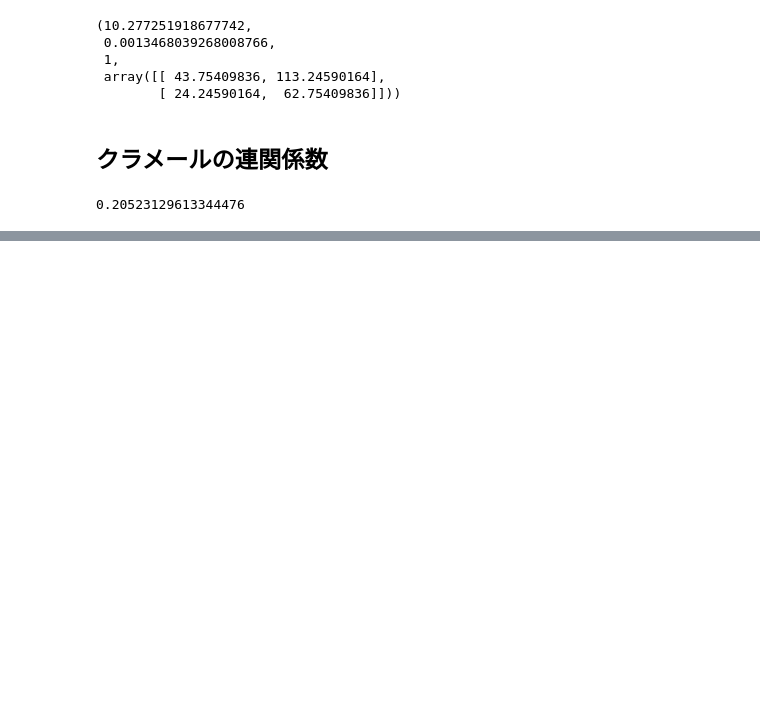
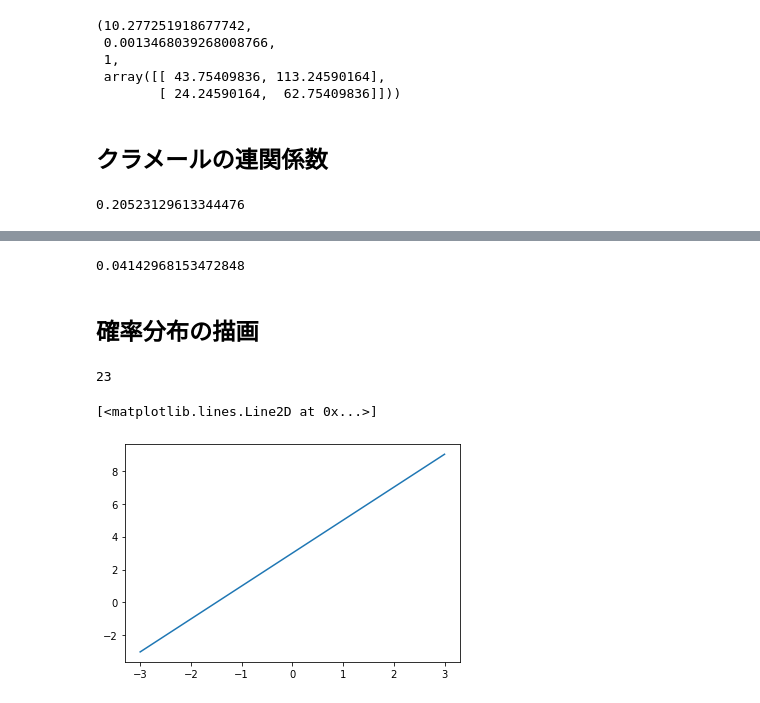
Before and after one commit to fellaini25/kame-python-statistics, a Jupyter notebook: basic-statistics.ipynb, the cells around one changed output, grey strips where cells are left out. Cells and saved outputs as stored; diff of their text form; code cells hidden in the pictures; blank space fills up the shorter version.

```diff
--- a/basic-statistics.ipynb
+++ b/basic-statistics.ipynb
@@ -276,0 +283,21 @@ cramers_v(df["sex"], df["time"])
+# %%
+stats.uniform(0, 1).rvs()
+# %% [output]
+0.04142968153472848
+# %% [markdown]
+## 確率分布の描画
+# %%
+def simple_func(x):
+    return 2*x + 3
+# %%
+simple_func(10)
+# %% [output]
+23
+# %%
+x = np.linspace(-3, 3, 100)
+y = simple_func(x)
+# %%
+plt.plot(x, y)
+# %% [output]
+[<matplotlib.lines.Line2D at 0x...>]
+[figure, added]
```
Also changed, not shown: parts of 17 cells of this notebook.
